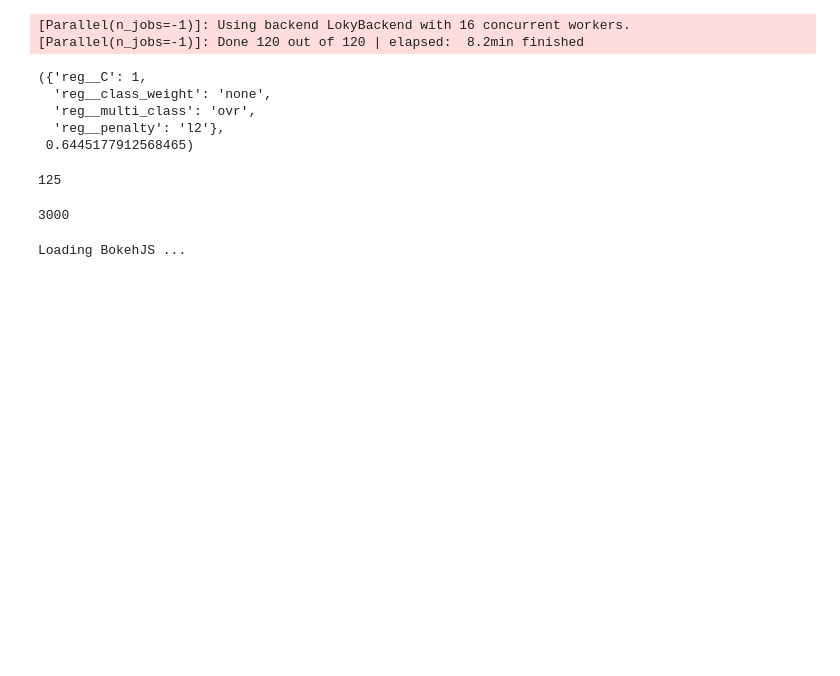
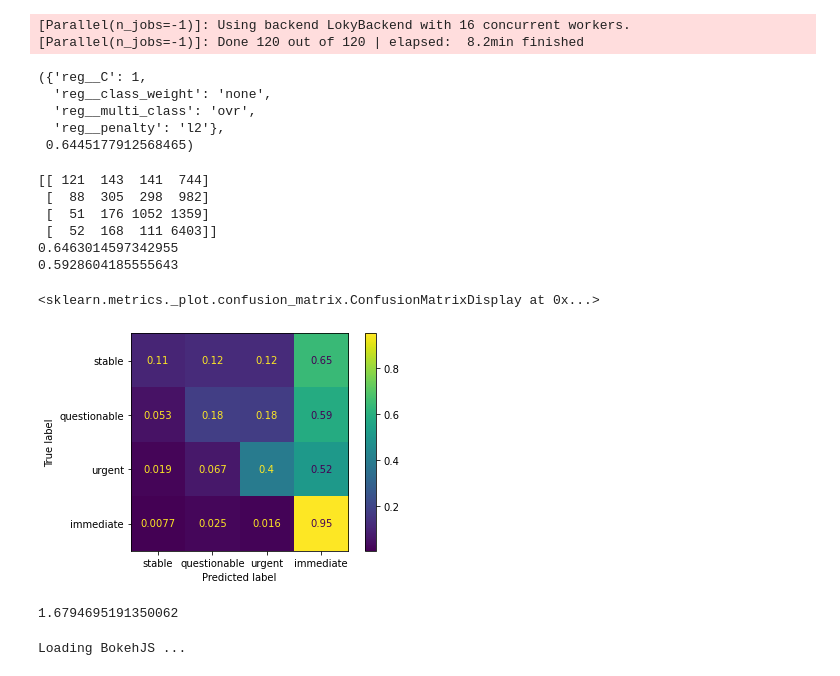
Before and after one commit to adamgiffordphd/imminent_icu_stays, a Jupyter notebook: pipeline_urgency_score.ipynb, the cells around one changed output. Saved outputs shown, nothing was run; the diff lists cells and outputs as text; code cells hidden in the pictures; blank space fills up the shorter version.

Commit message:
updated to get single LOS prediction for demo

```diff
--- a/pipeline_urgency_score.ipynb
+++ b/pipeline_urgency_score.ipynb
@@ -209,17 +209,48 @@ est = model_data['estimator']
 oh = model_data['ohe_categoricals']
 dv = model_data['diagn_vect']
 fu = model_data['feature_union']
+ord_enc = model_data['ord_enc_y']
 cats = model_data['categorical_cols']
 # del model_data
 # est
-# %%
-len(oh.get_feature_names())
-# %% [output]
-125
-# %%
-len(dv.named_steps.count.get_feature_names())
-# %% [output]
-3000
+# %%
+y_test_enc = ord_enc.transform(y_test.to_numpy().reshape(-1,1))
+y_pred = est.predict(X_test)
+print(confusion_matrix(y_test_enc,y_pred))
+print(accuracy_score(y_test_enc,y_pred))
+print(f1_score(y_test_enc,y_pred, average='weighted'))
+plot_confusion_matrix(est, X_test,y_test_enc,display_labels=['stable','questionable','urgent','immediate'],normalize='true')
+# %% [output]
+[[ 121  143  141  744]
+ [  88  305  298  982]
+ [  51  176 1052 1359]
+ [  52  168  111 6403]]
+0.6463014597342955
+0.5928604185555643
+<sklearn.metrics._plot.confusion_matrix.ConfusionMatrixDisplay at 0x...>
+[figure, added]
+# %%
+# this is true correct ix
+# correct_ix = np.array([pred==true for pred,true in zip(y_pred, y_test_enc)]).ravel()
+
+# this is pred at least as urgent as true ix
+correct_ix = np.array([pred>=true for pred,true in zip(y_pred, y_test_enc)]).ravel()
+
+urg_ix = [y in [2, 3] for y in y_test_enc]
+
+n_true_pos = sum(correct_ix[urg_ix])
+n_false_neg = sum(~correct_ix[urg_ix])
+N_pos = sum(urg_ix)
+
+DAYS_ADM_ICU = X_test['DAYS_ADM_TO_ICU']
+
+ix_true_pos = [i and j for i,j in zip(correct_ix,urg_ix)]
+ix_false_neg = [not i and j for i,j in zip(correct_ix,urg_ix)]
+
+time_savings = (n_true_pos)/N_pos * np.mean(DAYS_ADM_ICU[ix_true_pos]) - (n_false_neg)/N_pos * np.mean(DAYS_ADM_ICU[ix_false_neg])
+time_savings*24
+# %% [output]
+1.6794695191350062
 # %%
 from bokeh.io import output_notebook, show
 from bokeh.plotting import figure
```
Also changed, not shown: parts of 20 cells of this notebook, 2 other files.
